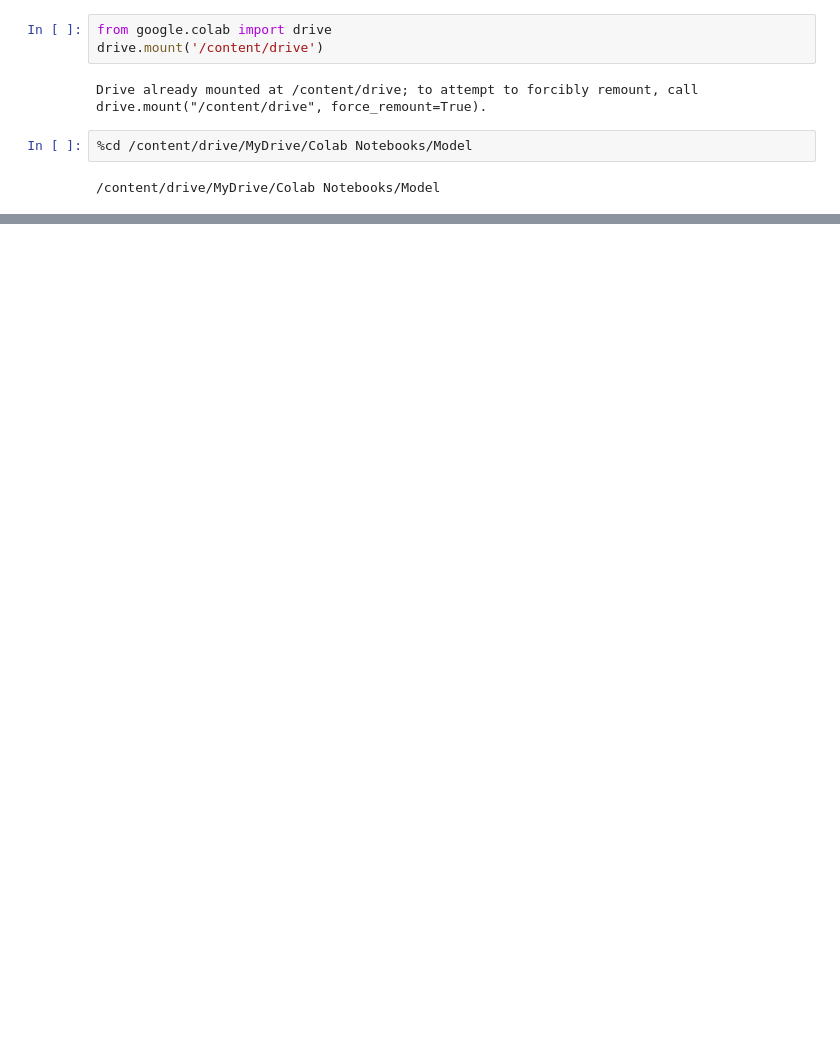
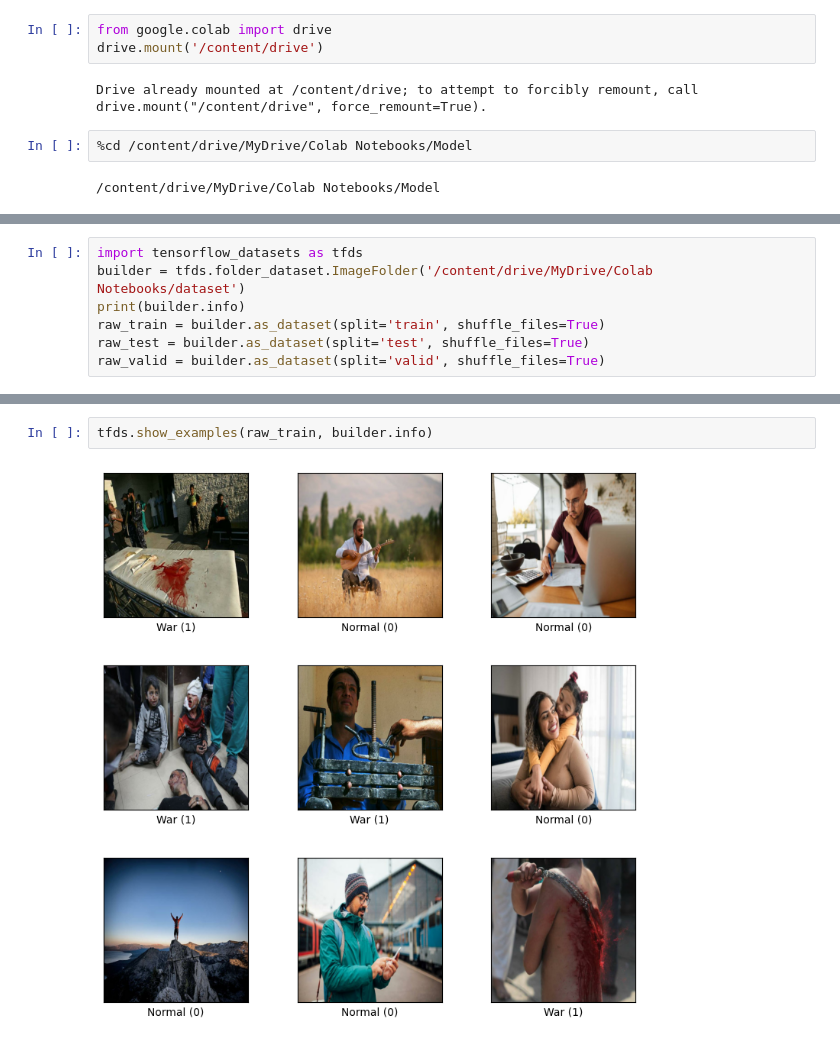
Before and after one commit to MERCANESEN/DeepLearning, a Jupyter notebook: Untitled0.ipynb, the cells around one changed output, grey strips where cells are left out. Cells and saved outputs as stored; diff of their text form; blank space fills up the shorter version.

Commit message:
Colab kullanılarak oluşturuldu

```diff
--- a/Untitled0.ipynb
+++ b/Untitled0.ipynb
@@ -25,0 +43,7 @@ device_lib.list_local_devices()
+# %%
+import tensorflow_datasets as tfds
+builder = tfds.folder_dataset.ImageFolder('/content/drive/MyDrive/Colab Notebooks/dataset')
+print(builder.info)
+raw_train = builder.as_dataset(split='train', shuffle_files=True)
+raw_test = builder.as_dataset(split='test', shuffle_files=True)
+raw_valid = builder.as_dataset(split='valid', shuffle_files=True)
@@ -25,0 +68,4 @@ device_lib.list_local_devices()
+# %%
+tfds.show_examples(raw_train, builder.info)
+# %% [output]
+[figure, added]
```
Also changed, not shown: parts of 40 cells of this notebook.
